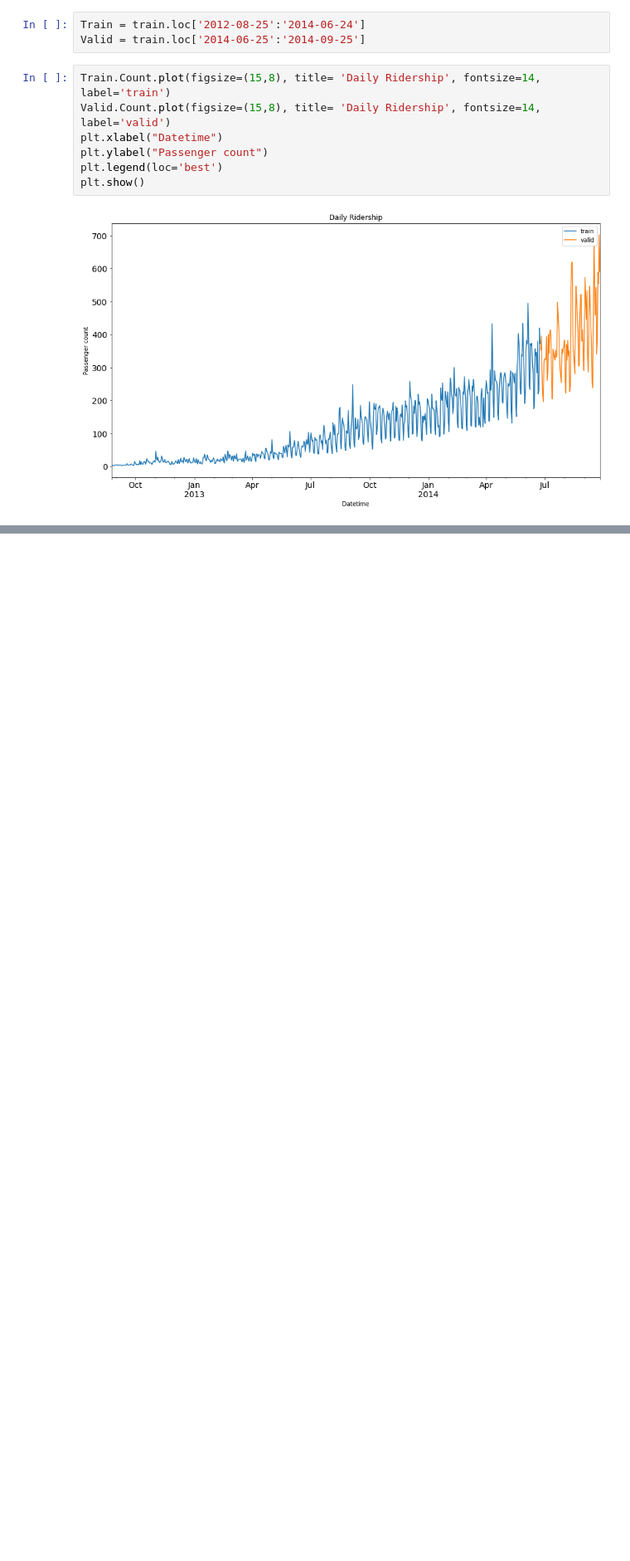
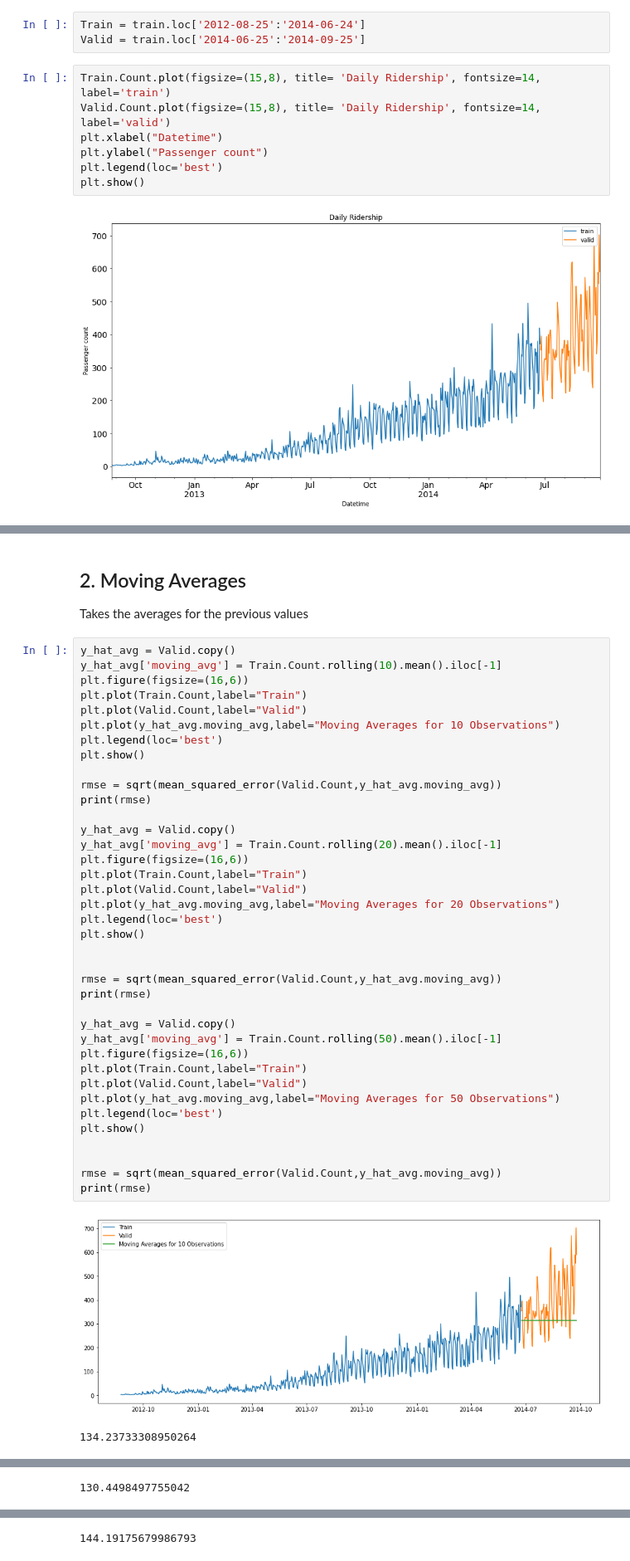
Before and after one commit to talha-amir/Python-Time-Series, a Jupyter notebook: Final.ipynb, the cells around one changed output, grey strips where cells are left out. Shown at 83% size. Cells and saved outputs as stored; diff of their text form; blank space fills up the shorter version.

Commit message:
Moving Averages

```diff
--- a/Final.ipynb
+++ b/Final.ipynb
@@ -250,0 +285,45 @@ plt.show()
+# %% [markdown]
+## 2. Moving Averages
+
+Takes the averages for the previous values
+# %%
+y_hat_avg = Valid.copy()
+y_hat_avg['moving_avg'] = Train.Count.rolling(10).mean().iloc[-1]
+plt.figure(figsize=(16,6))
+plt.plot(Train.Count,label="Train")
+plt.plot(Valid.Count,label="Valid")
+plt.plot(y_hat_avg.moving_avg,label="Moving Averages for 10 Observations")
+plt.legend(loc='best')
+plt.show()
+
+rmse = sqrt(mean_squared_error(Valid.Count,y_hat_avg.moving_avg))
+print(rmse)
+
+y_hat_avg = Valid.copy()
+y_hat_avg['moving_avg'] = Train.Count.rolling(20).mean().iloc[-1]
+plt.figure(figsize=(16,6))
+plt.plot(Train.Count,label="Train")
+plt.plot(Valid.Count,label="Valid")
+plt.plot(y_hat_avg.moving_avg,label="Moving Averages for 20 Observations")
+plt.legend(loc='best')
+plt.show()
+
+
+rmse = sqrt(mean_squared_error(Valid.Count,y_hat_avg.moving_avg))
+print(rmse)
+
+y_hat_avg = Valid.copy()
+y_hat_avg['moving_avg'] = Train.Count.rolling(50).mean().iloc[-1]
+plt.figure(figsize=(16,6))
+plt.plot(Train.Count,label="Train")
+plt.plot(Valid.Count,label="Valid")
+plt.plot(y_hat_avg.moving_avg,label="Moving Averages for 50 Observations")
+plt.legend(loc='best')
+plt.show()
+
+
+rmse = sqrt(mean_squared_error(Valid.Count,y_hat_avg.moving_avg))
+print(rmse)
+# %% [output]
+[figure, added]
+134.23733308950264
@@ -250,0 +331 @@ plt.show()
+130.4498497755042
@@ -250,0 +333 @@ plt.show()
+144.19175679986793
```
Also changed, not shown: parts of 7 cells of this notebook.
